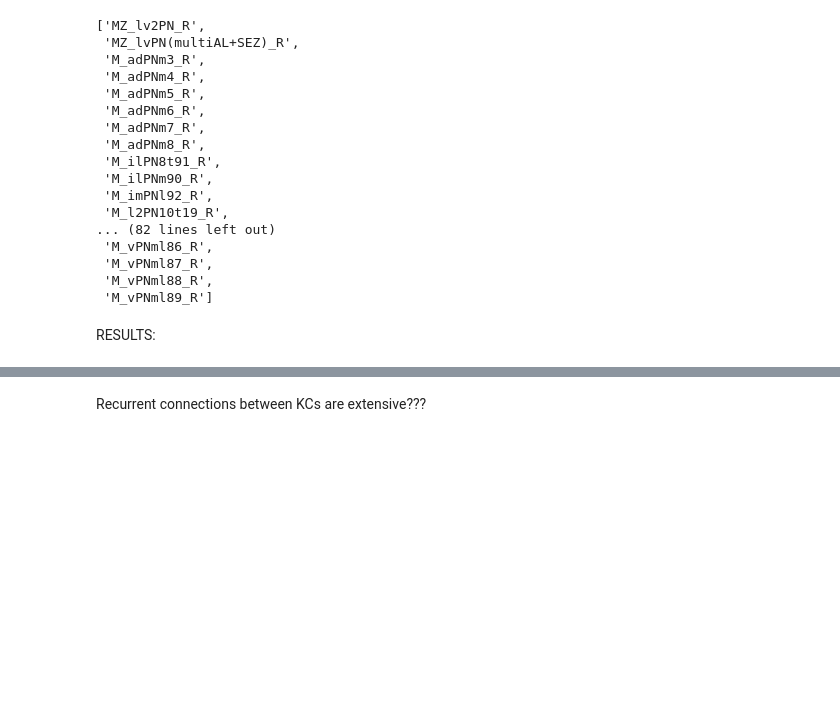
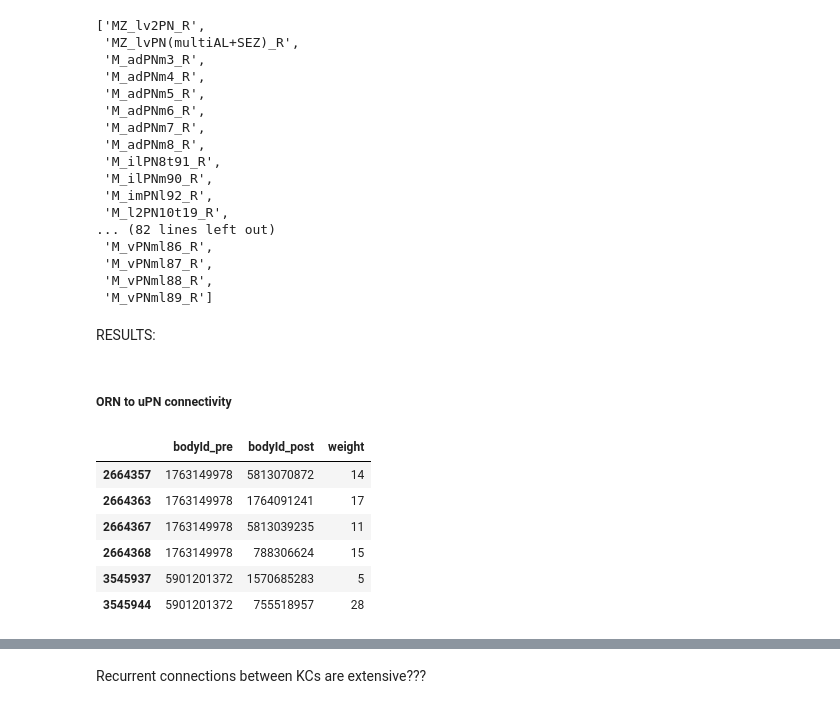
Before and after one commit to gyyang/olfaction_evolution, a Jupyter notebook: notebooks/hemibrain.ipynb, the cells around one changed output, grey strips where cells are left out. Cells and saved outputs as stored; diff of their text form; code cells hidden in the pictures; blank space fills up the shorter version.

```diff
--- a/notebooks/hemibrain.ipynb
+++ b/notebooks/hemibrain.ipynb
@@ -59,9 +130,9 @@ dfn.head()
 # %% [markdown]
 ORNS
 # %%
-filtered = include_col_entries_by_substring(dfn, 'instance', 'OR')
-print(filtered['instance'].count())
-print(filtered['instance'].value_counts())
+orns = include_col_entries_by_substring(dfn, 'instance', 'OR')
+print(orns['instance'].count())
+print(orns['instance'].value_counts())
 # %% [output]
 2
 ORN_DM6_L    1
@@ -245,9 +316,29 @@ Number of unique mPNs: 98
  'M_vPNml88_R',
  'M_vPNml89_R']
 # %%
+orn_id= orns.bodyId.to_numpy()
 uniglo_id =uniglos.bodyId.to_numpy()
 biglo_id =biglos.bodyId.to_numpy()
 multiglo_id =multiglos.bodyId.to_numpy()
 kc_id = kcn.bodyId.to_numpy()
+lh_id = lhs.bodyId.to_numpy()
 # %% [markdown]
 RESULTS:
+# %% [markdown]
+##### ORN to uPN connectivity
+# %%
+mask1 = np.isin(dfw.bodyId_pre, orn_id)
+mask2 = np.isin(dfw.bodyId_post, uniglo_id)
+mask = np.all([mask1, mask2], axis=0)
+
+dfw[mask]
+# print(f'Average number of connections per ORN: '
+#       f'{np.sum(mask) / len(dfw[mask].bodyId_pre.unique())}')
+# %% [output]
+|  | bodyId_pre | bodyId_post | weight |
+| 2664357 | 1763149978 | 5813070872 | 14 |
+| 2664363 | 1763149978 | 1764091241 | 17 |
+| 2664367 | 1763149978 | 5813039235 | 11 |
+| 2664368 | 1763149978 | 788306624 | 15 |
+| 3545937 | 5901201372 | 1570685283 | 5 |
+| 3545944 | 5901201372 | 755518957 | 28 |
```
Also changed, not shown: parts of 16 cells of this notebook, 1 other file.
